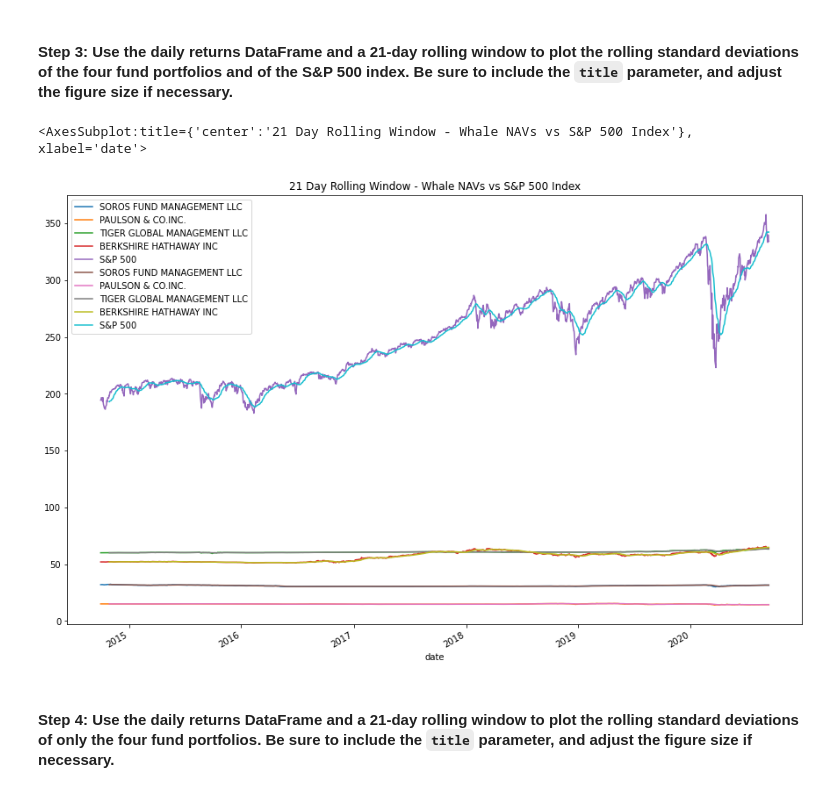
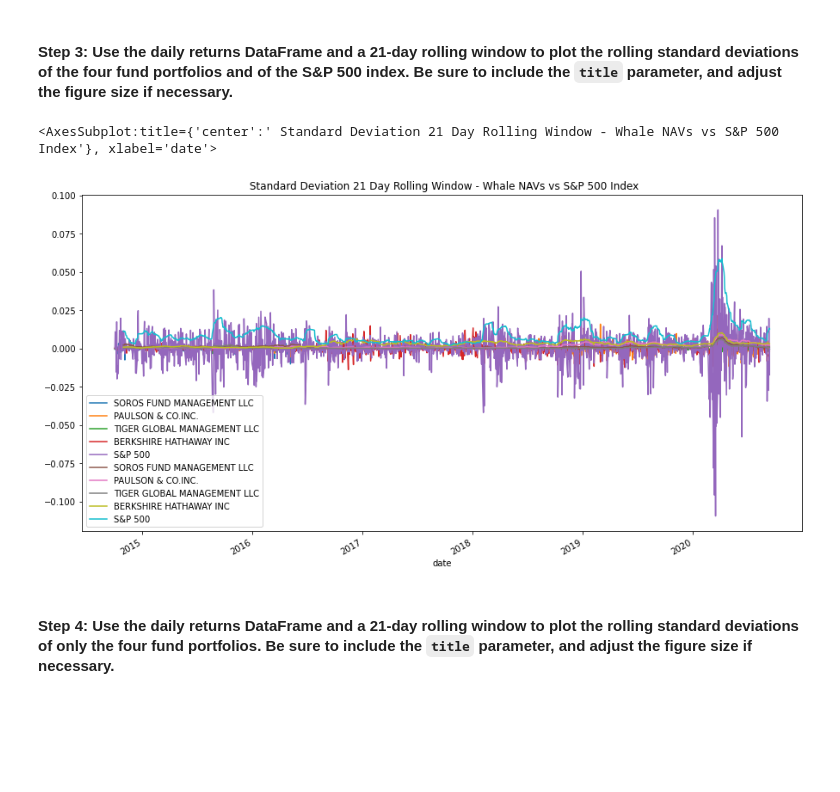
Before and after one commit to lindseyhardouin/Challenge_4, a Jupyter notebook: risk_return_analysis.ipynb, the cells around one changed output. Saved outputs shown, nothing was run; the diff lists cells and outputs as text; code cells hidden in the pictures; blank space fills up the shorter version.

```diff
--- a/risk_return_analysis.ipynb
+++ b/risk_return_analysis.ipynb
@@ -291,16 +294,16 @@ dtype: float64
 # %%
 # Using the daily returns DataFrame and a 21-day rolling window,
 # plot the rolling standard deviation of the 4 portfolios and the S&P 500
 # Include a title parameter and adjust the figure size
 
-ax = whale_navs_df.plot(
-    figsize=(15,10),
-    title="21 Day Rolling Window - Whale NAVs vs S&P 500 Index")
+ax = whale_navs_daily_return.plot(
+    figsize=(15,8),
+    title=" Standard Deviation 21 Day Rolling Window - Whale NAVs vs S&P 500 Index")
 
-whale_nav_df.rolling(window=21).mean().plot(ax=ax)
+whale_navs_daily_return.rolling(window=21).std().plot(ax=ax)
 # %% [output]
-<AxesSubplot:title={'center':'21 Day Rolling Window - Whale NAVs vs S&P 500 Index'}, xlabel='date'>
+<AxesSubplot:title={'center':' Standard Deviation 21 Day Rolling Window - Whale NAVs vs S&P 500 Index'}, xlabel='date'>
-[figure, old version]
+[figure, new version]
 # %% [markdown]
 #### Step 4: Use the daily returns DataFrame and a 21-day rolling window to plot the rolling standard deviations of only the four fund portfolios. Be sure to include the `title` parameter, and adjust the figure size if necessary.
 # %%
```
Also changed, not shown: parts of 7 cells of this notebook.
